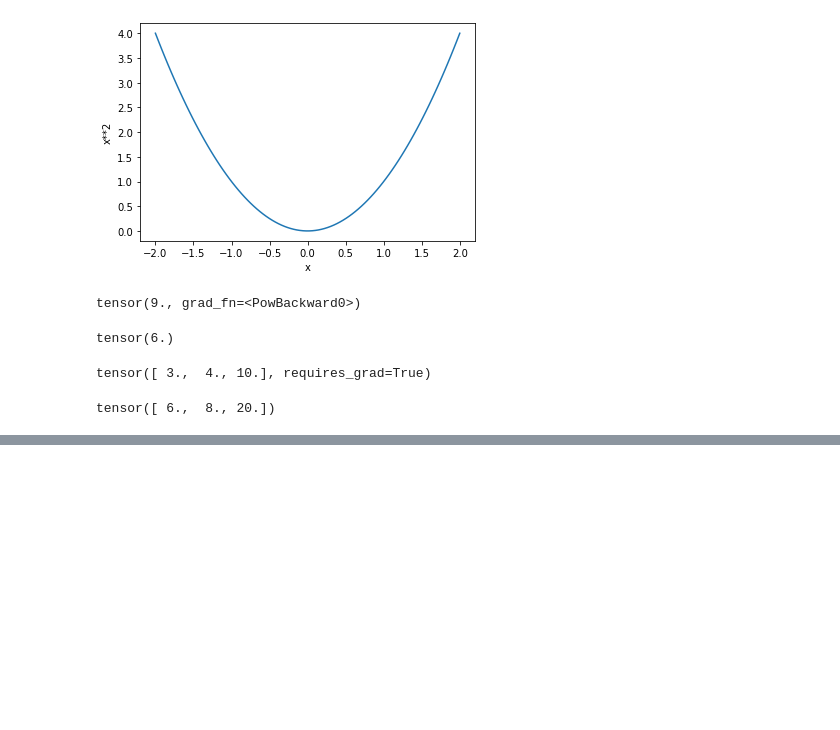
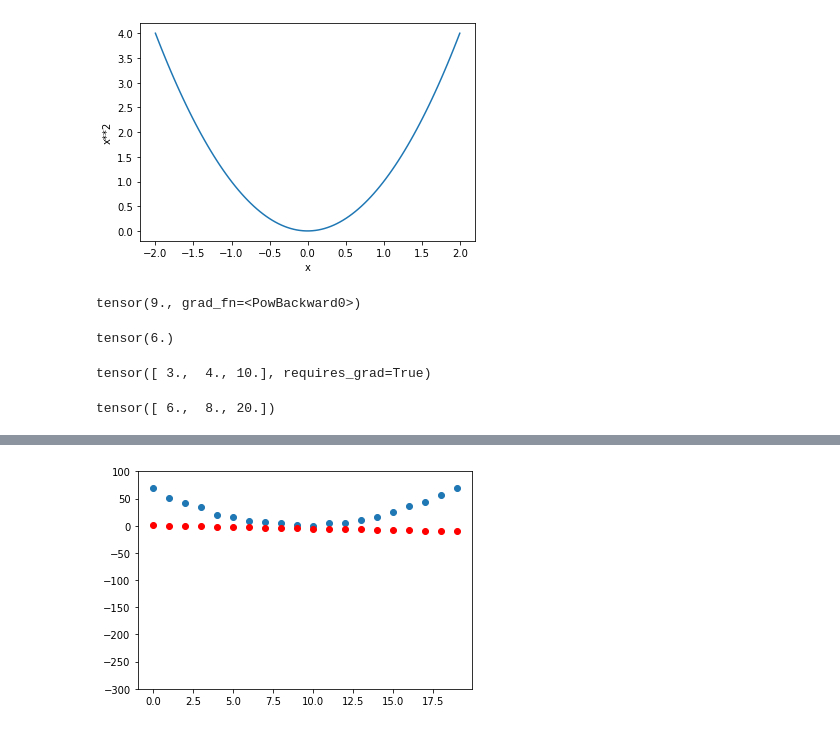
Before and after one commit to steimel60/ML, a Jupyter notebook: DeepLearning/ThreeOrSeven.ipynb, the cells around one changed output, grey strips where cells are left out. Saved outputs shown, nothing was run; the diff lists cells and outputs as text; code cells hidden in the pictures; blank space fills up the shorter version.

```diff
--- a/DeepLearning/ThreeOrSeven.ipynb
+++ b/DeepLearning/ThreeOrSeven.ipynb
@@ -218,0 +273,5 @@ tensor([ 6.,  8., 20.])
+# %%
+#Show in plot
+show_preds(preds)
+# %% [output]
+[figure, added]
```
Also changed, not shown: parts of 23 cells of this notebook.
